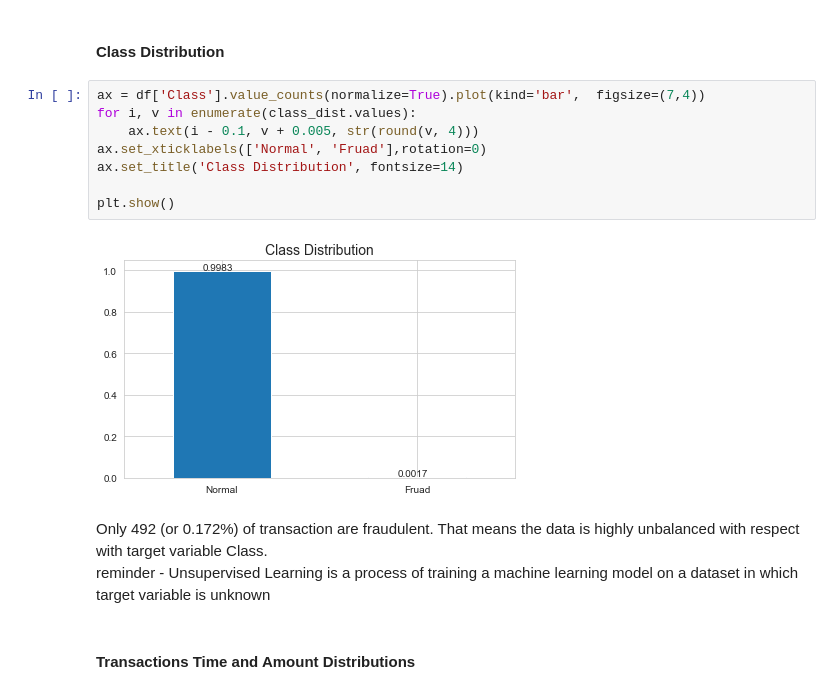
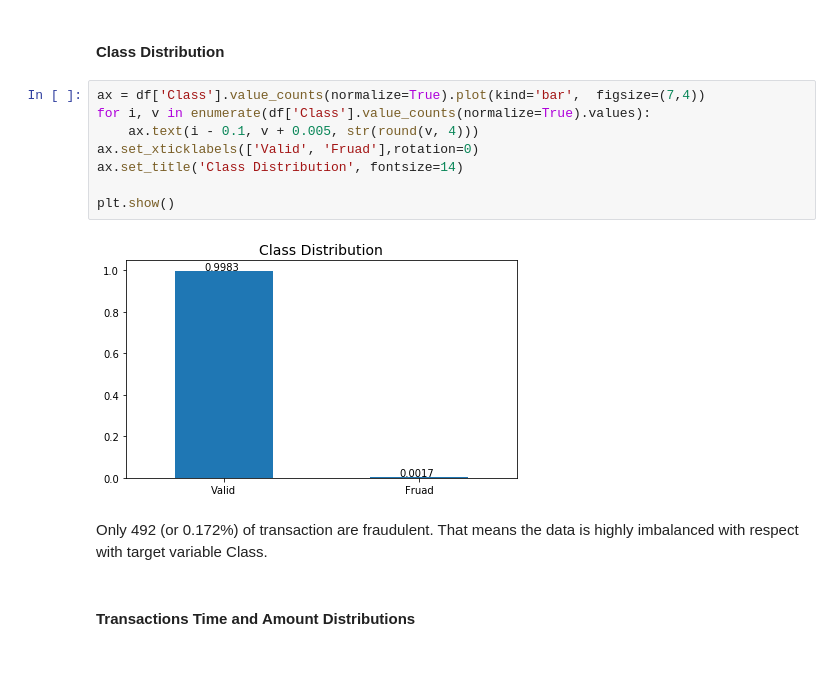
Before and after one commit to shon-otmazgin/transactions-anomaly-detection-unsupervised-learning, a Jupyter notebook: notebooks/Transactions Anomaly Detection with Unsupervised Learning .ipynb, the cells around one changed output. Drawn from its saved outputs; the diff is of its cells as text; blank space fills up the shorter version.

```diff
--- a/notebooks/Transactions Anomaly Detection with Unsupervised Learning .ipynb
+++ b/notebooks/Transactions Anomaly Detection with Unsupervised Learning .ipynb
@@ -106,17 +96,16 @@ There is no missing data in the entire dataset.
 #### Class Distribution
 # %%
 ax = df['Class'].value_counts(normalize=True).plot(kind='bar',  figsize=(7,4))
-for i, v in enumerate(class_dist.values):
+for i, v in enumerate(df['Class'].value_counts(normalize=True).values):
     ax.text(i - 0.1, v + 0.005, str(round(v, 4)))
-ax.set_xticklabels(['Normal', 'Fruad'],rotation=0)
+ax.set_xticklabels(['Valid', 'Fruad'],rotation=0)
 ax.set_title('Class Distribution', fontsize=14)
 
 plt.show()
 # %% [output]
-[figure, old version]
+[figure, new version]
 # %% [markdown]
-Only 492 (or 0.172%) of transaction are fraudulent. That means the data is highly unbalanced with respect with target variable Class.
-reminder - Unsupervised Learning is a process of training a machine learning model on a dataset in which target variable is unknown
+Only 492 (or 0.172%) of transaction are fraudulent. That means the data is highly imbalanced with respect with target variable Class.
 # %% [markdown]
 #### Transactions Time and Amount Distributions
 # %%
```
Also changed, not shown: parts of 99 cells of this notebook.
